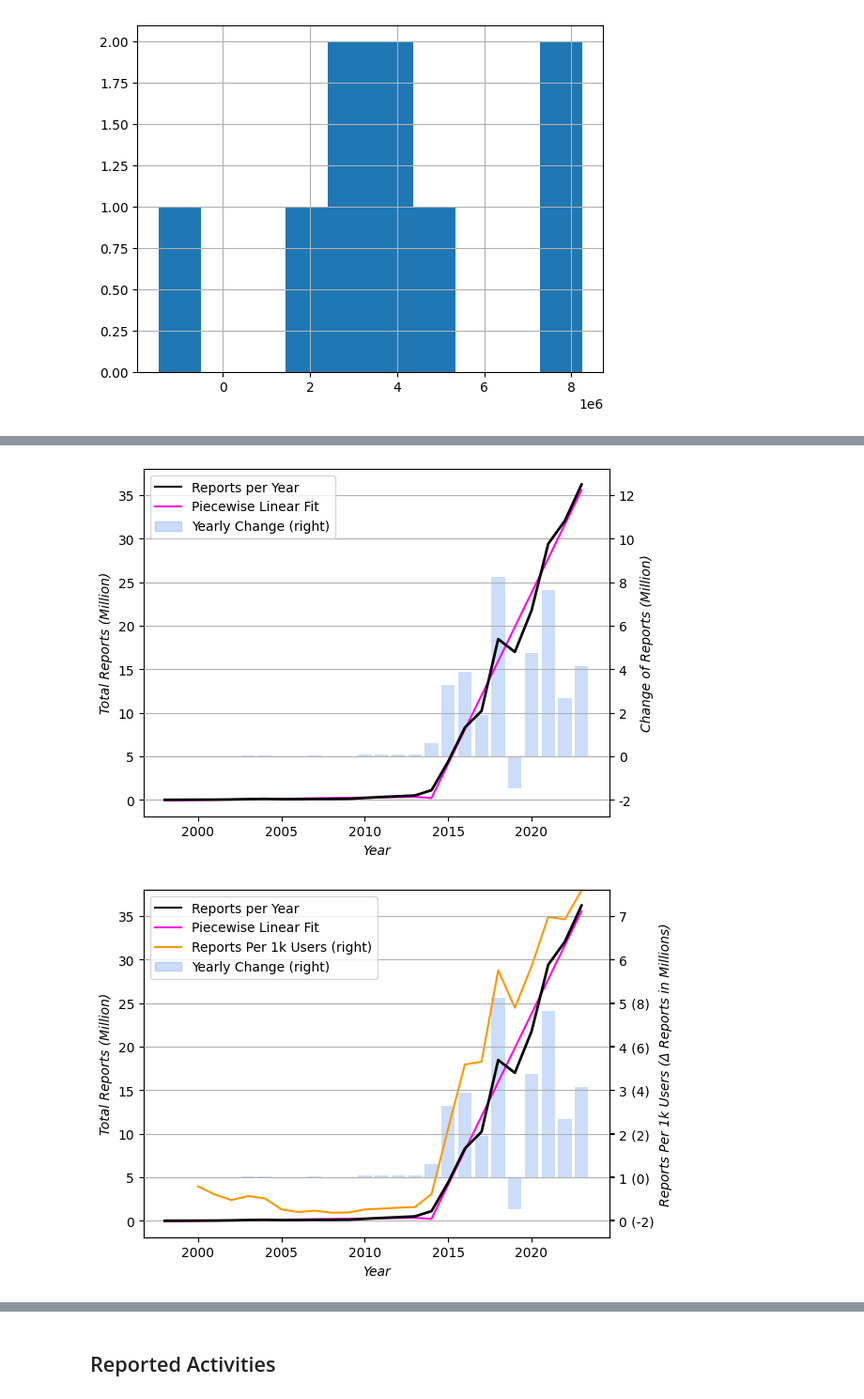
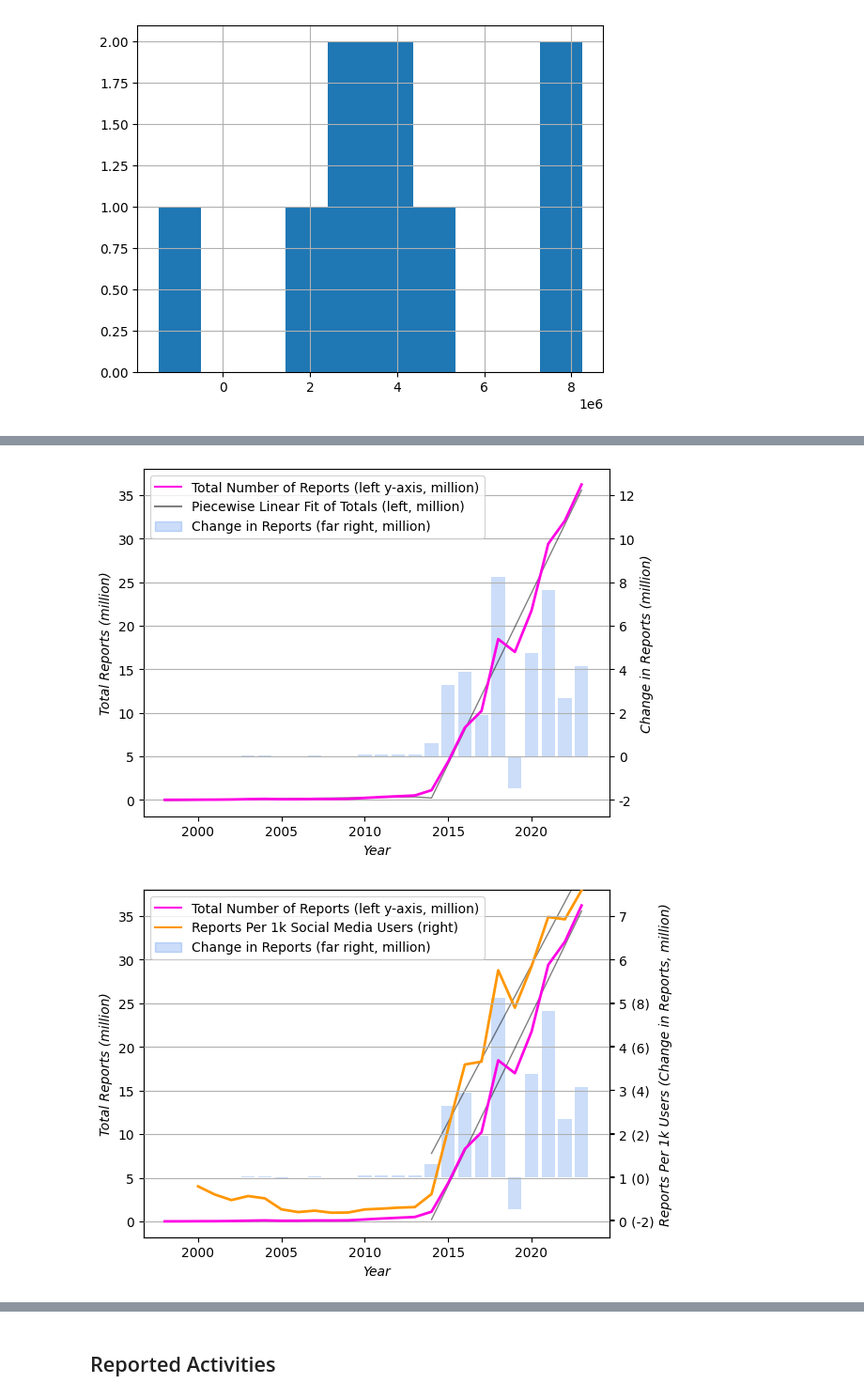
Before and after one commit to apparebit/diaphanous, a Jupyter notebook: analysis/reports.ipynb, the cells around one changed output, grey strips where cells are left out. Shown at 94% size. Saved outputs shown, nothing was run; the diff lists cells and outputs as text; code cells hidden in the pictures.

Commit message:
normalize reports per year by social media users, include that curve in volume graph, include the data in repository, also capture snapshot of fixed nits

```diff
--- a/analysis/reports.ipynb
+++ b/analysis/reports.ipynb
@@ -231,19 +249,21 @@ reports_and_all_fits = reports_per_year.rename(columns={
     'exp_fitter': 'Weighted Exponential Fit',
 }).drop(columns=['Δ%'])
 
+FIT_COLOR = '#00000080'
+
 def plot(ax, reports, scale = 'linear'):
     reports = reports.reset_index()
+
+    has_change = 'Yearly Change' in reports.columns
+    has_users = 'Reports Per 1k Users' in reports.columns
 
     main_columns = ['Reports per Year', 'Piecewise Linear Fit']
     if 'Exponential Fit' in reports.columns:
         main_columns += ['Exponential Fit', 'Weighted Exponential Fit']
-    main_colors = ['#000000', '#ff00e4', '#3178ea', '#208020']
+    main_colors = ['#ff00e4', FIT_COLOR, '#3178ea', '#208020']
 
     for column, color in zip(main_columns, main_colors):
         ax.plot('year', column, color=color, data=reports)
-
-    has_change = 'Yearly Change' in reports.columns
-    has_users = 'Reports Per 1k Users' in reports.columns
 
     if has_change:
         ax2 = ax.twinx()
@@ -252,12 +272,12 @@ def plot(ax, reports, scale = 'linear'):
         #ax2.set_ylim(-1_675_000, 8_500_000)
 
     if has_change and not has_users:
-        ax2.set_ylabel('Change of Reports (Million)', fontstyle="italic")
+        ax2.set_ylabel('Change in Reports (million)', fontstyle="italic")
         ax2.get_yaxis().set_major_formatter(
             matplotlib.ticker.FuncFormatter(lambda x, p: format(int(x/1_000_000), ',')))
 
     if has_change and has_users:
-        ax2.set_ylabel('Reports Per 1k Users (Δ Reports in Millions)', fontstyle="italic")
+        ax2.set_ylabel('Reports Per 1k Users (Change in Reports, million)', fontstyle="italic")
         ax2.set_yticklabels([
             '',
             '0 (-2)',
@@ -273,12 +293,13 @@ def plot(ax, reports, scale = 'linear'):
     if has_users:
         ax3 = ax.twinx()
         ax3.plot('year', 'Reports Per 1k Users', color='#ff9600', data=reports)
+        ax3.plot('year', 'normalized_lin_fit', color=FIT_COLOR, data=reports)
         ax3.set_ylim(-0.4, 7.6)
         ax3.set_yticklabels([])
 
     ax.set_xlabel('Year', fontstyle='italic')
     if scale == 'linear':
-        ax.set_ylabel('Total Reports (Million)', fontstyle='italic')
+        ax.set_ylabel('Total Reports (million)', fontstyle='italic')
         ax.get_yaxis().set_major_formatter(
             matplotlib.ticker.FuncFormatter(lambda x, p: format(int(x/1_000_000), ',')))
     else:
@@ -293,17 +314,34 @@ def plot(ax, reports, scale = 'linear'):
         ax.set_yscale('log')
 
     handles, labels = ax.get_legend_handles_labels()
+    labels[0] = 'Total Number of Reports (left y-axis, million)'
+    labels[1] = 'Piecewise Linear Fit of Totals (left, million)'
     if has_users:
-        handles = handles + [mlines.Line2D([], [], color='#ff9600')]
-        labels = labels + ['Reports Per 1k Users (right)']
+        handles = [
+            handles[0],
+            mlines.Line2D([], [], color='#ff9600'),
+        ]
+        labels = [
+            labels[0],
+            'Reports Per 1k Social Media Users (right)',
+        ]
     if has_change:
         handles = handles + [mpatches.Patch(color='#3178ea40')]
-        labels = labels + ['Yearly Change (right)']
+        labels = labels + ['Change in Reports (far right, million)']
     ax.legend(handles, labels)
 
     line = ax.get_lines()[0]
     line.set_linewidth(2)
     line.set_zorder(3)
+    line = ax.get_lines()[1]
+    line.set_linewidth(1)
+
+    if has_users:
+        line = ax3.get_lines()[0]
+        line.set_linewidth(2)
+        line.set_zorder(3)
+        line = ax3.get_lines()[1]
+        line.set_linewidth(1)
 
     ax.set_zorder((ax2.get_zorder() if has_change or has_users else 0) + 1)
     ax.set_frame_on(False)
@@ -312,18 +350,21 @@ fig, ax = plt.subplots()
 plot(ax, reports_and_best_fit)
 fig.savefig('../figure/reports.svg', format='svg')
 # %% [output]
-[figure, old version]
+[figure, new version]
 # %%
 fig, ax = plt.subplots()
-plot(ax, reports_per_year[['reports', 'fit', 'Δ', 'reports_per_1k_users']].rename(columns={
+tmp = reports_per_year.copy()
+tmp.loc[tmp.index < 2014, 'fit'] = None
+tmp = tmp[['reports', 'fit', 'Δ', 'reports_per_1k_users', 'normalized_lin_fit']].rename(columns={
     'reports': 'Reports per Year',
     'fit': 'Piecewise Linear Fit',
     'Δ': 'Yearly Change',
     'reports_per_1k_users': 'Reports Per 1k Users',
-}))
+})
+plot(ax, tmp)
 fig.savefig('../figure/reports-plus.svg', format='svg', bbox_inches='tight')
 # %% [output]
-[figure, old version]
+[figure, new version]
 # %%
 fig, ax = plt.subplots()
 plot(ax, reports_and_all_fits)
```
Also changed, not shown: parts of 5 cells of this notebook, 4 other files.
